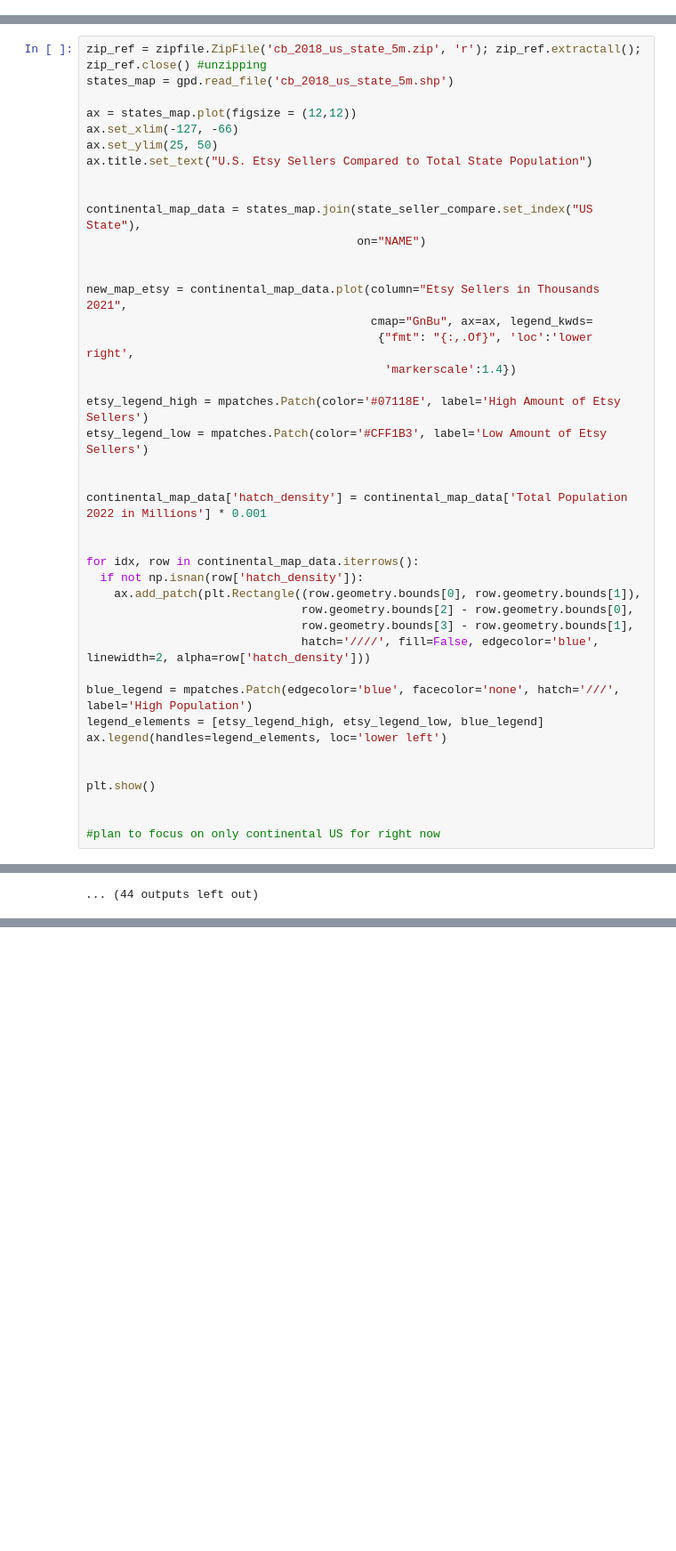
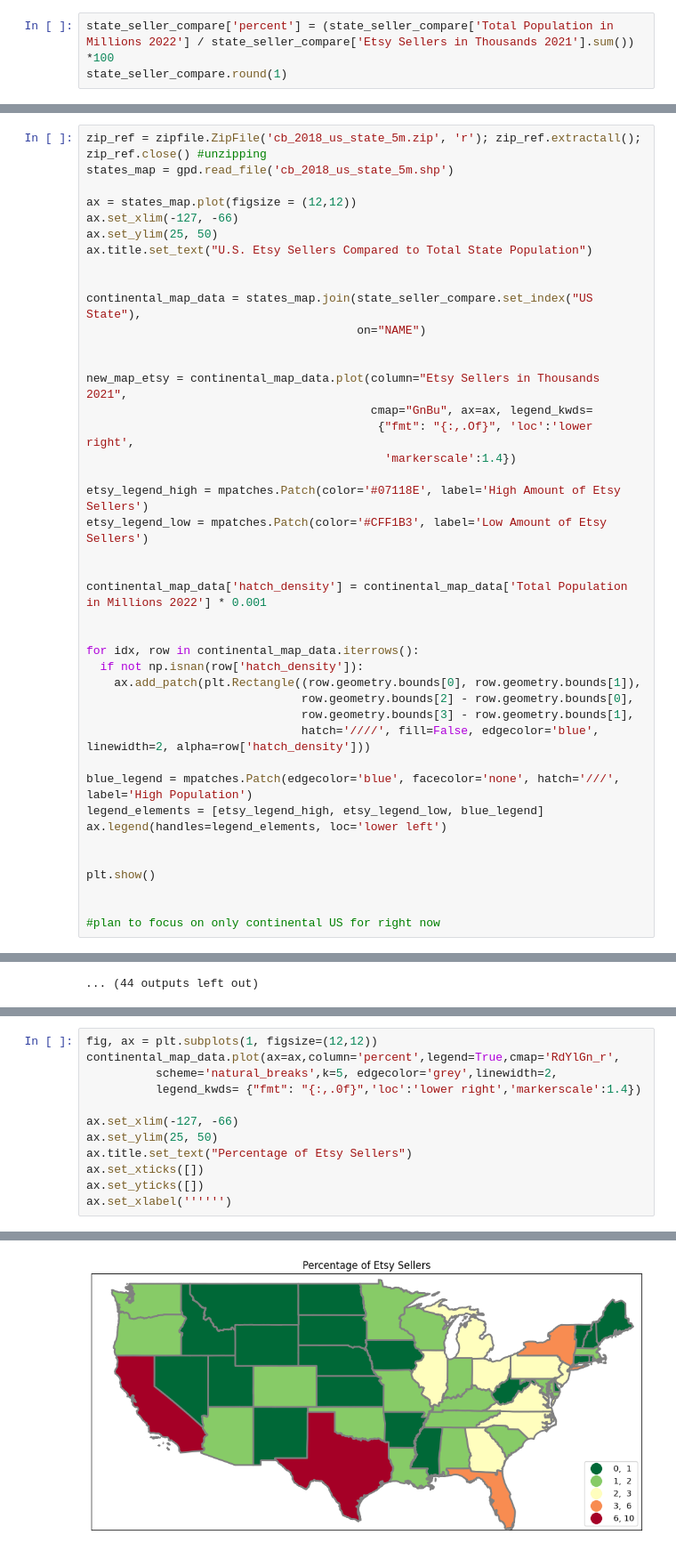
Before and after one commit to khagerthey/GIS, a Jupyter notebook: PS1.ipynb, the cells around one changed output, grey strips where cells are left out. Shown at 89% size. Saved outputs shown, nothing was run; the diff lists cells and outputs as text; blank space fills up the shorter version.

```diff
--- a/PS1.ipynb
+++ b/PS1.ipynb
@@ -131,3 +134,6 @@ state_seller_compare
 | 51 | Puerto Rico | 32.2 | 2.3 | both |
 # %% [markdown]
 We can see from the table that population aligns with sellers.
+# %%
+state_seller_compare['percent'] = (state_seller_compare['Total Population in Millions 2022'] / state_seller_compare['Etsy Sellers in Thousands 2021'].sum()) *100
+state_seller_compare.round(1)
@@ -159,7 +185,7 @@ etsy_legend_high = mpatches.Patch(color='#07118E', label='High Amount of Etsy Se
 etsy_legend_low = mpatches.Patch(color='#CFF1B3', label='Low Amount of Etsy Sellers')
 
 
-continental_map_data['hatch_density'] = continental_map_data['Total Population 2022 in Millions'] * 0.001
+continental_map_data['hatch_density'] = continental_map_data['Total Population in Millions 2022'] * 0.001
 
 
 for idx, row in continental_map_data.iterrows():
@@ -196,0 +223,13 @@ The map above displays the amount of Etsy Sellers within the U.S. as of 2021 and
+# %%
+fig, ax = plt.subplots(1, figsize=(12,12))
+continental_map_data.plot(ax=ax,column='percent',legend=True,cmap='RdYlGn_r',
+          scheme='natural_breaks',k=5, edgecolor='grey',linewidth=2,
+          legend_kwds= {"fmt": "{:,.0f}",'loc':'lower right','markerscale':1.4})
+
+ax.set_xlim(-127, -66)
+ax.set_ylim(25, 50)
+ax.title.set_text("Percentage of Etsy Sellers")
+ax.set_xticks([])
+ax.set_yticks([])
+ax.set_xlabel('''''')
+# %% [output]
@@ -196,0 +242 @@ The map above displays the amount of Etsy Sellers within the U.S. as of 2021 and
+[figure, added]
```
Also changed, not shown: parts of 8 cells of this notebook.
